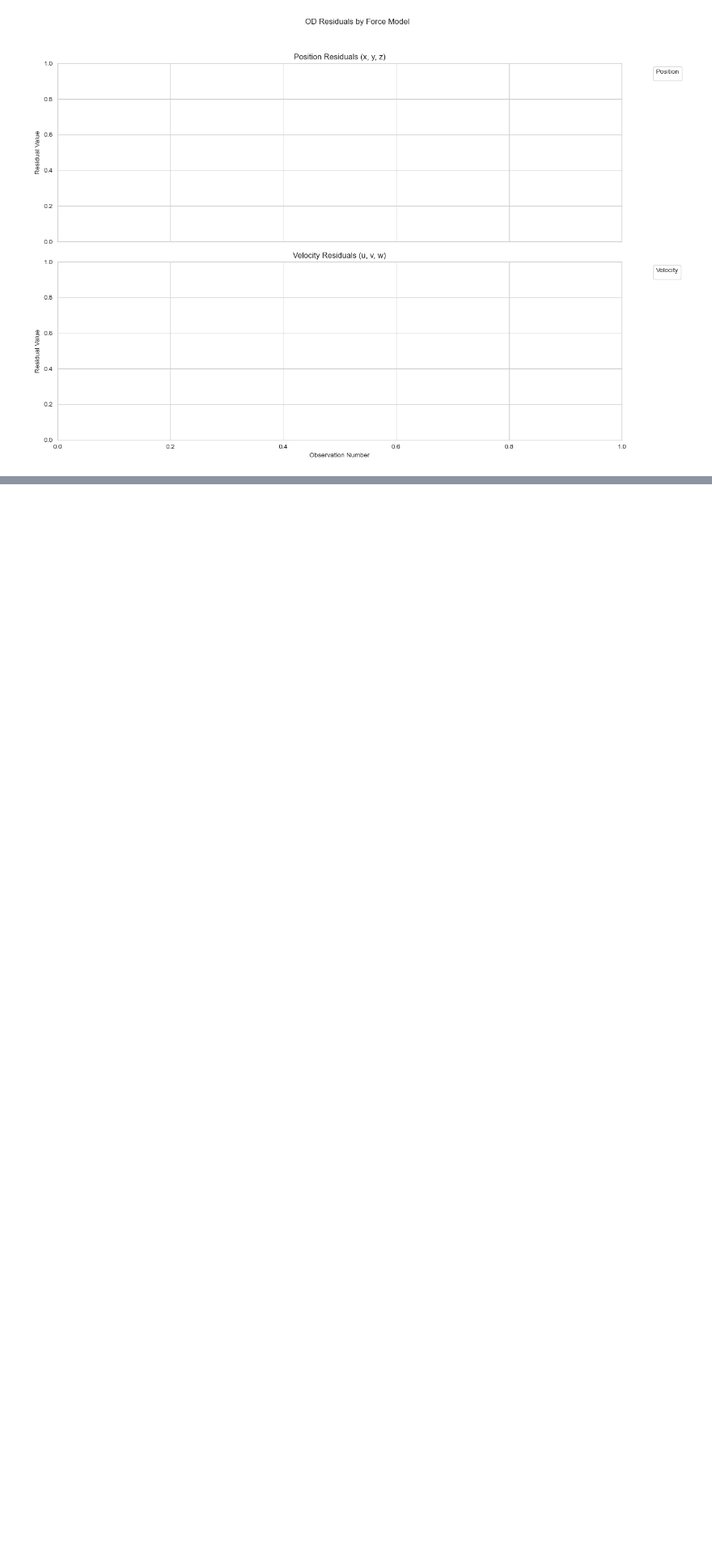
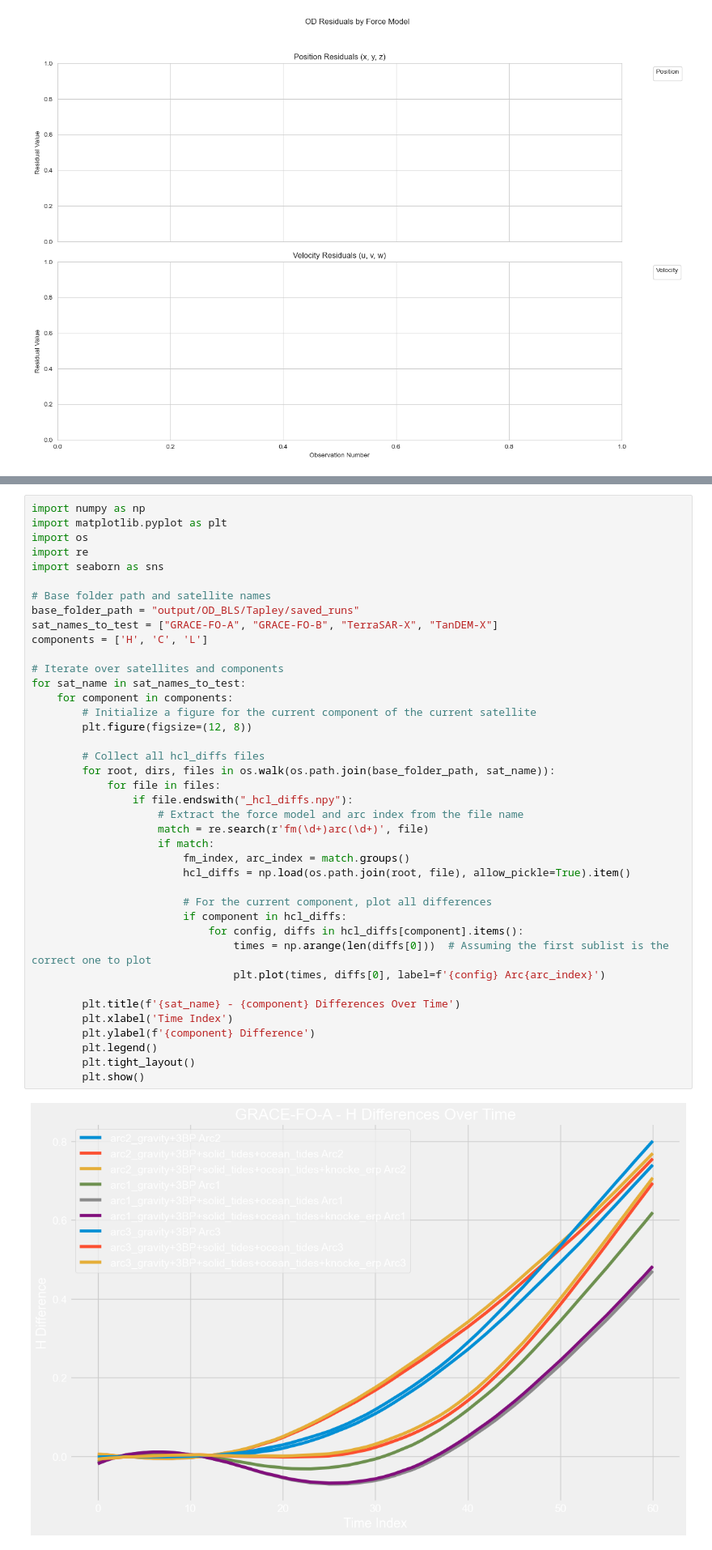
Before and after one commit to CharlesPlusC/ERP_tools, a Jupyter notebook: notebooks/OD_viz.ipynb, the cells around one changed output, grey strips where cells are left out. Shown at 81% size. Cells and saved outputs as stored; diff of their text form; blank space fills up the shorter version.

```diff
--- a/notebooks/OD_viz.ipynb
+++ b/notebooks/OD_viz.ipynb
@@ -199,0 +454,42 @@ The `ci` parameter is deprecated. Use `errorbar=None` for the same effect.
+# %%
+import numpy as np
+import matplotlib.pyplot as plt
+import os
+import re
+import seaborn as sns
+
+# Base folder path and satellite names
+base_folder_path = "output/OD_BLS/Tapley/saved_runs"
+sat_names_to_test = ["GRACE-FO-A", "GRACE-FO-B", "TerraSAR-X", "TanDEM-X"]
+components = ['H', 'C', 'L']
+
+# Iterate over satellites and components
+for sat_name in sat_names_to_test:
+    for component in components:
+        # Initialize a figure for the current component of the current satellite
+        plt.figure(figsize=(12, 8))
+
+        # Collect all hcl_diffs files
+        for root, dirs, files in os.walk(os.path.join(base_folder_path, sat_name)):
+            for file in files:
+                if file.endswith("_hcl_diffs.npy"):
+                    # Extract the force model and arc index from the file name
+                    match = re.search(r'fm(\d+)arc(\d+)', file)
+                    if match:
+                        fm_index, arc_index = match.groups()
+                        hcl_diffs = np.load(os.path.join(root, file), allow_pickle=True).item()
+
+                        # For the current component, plot all differences
+                        if component in hcl_diffs:
+                            for config, diffs in hcl_diffs[component].items():
+                                times = np.arange(len(diffs[0]))  # Assuming the first sublist is the correct one to plot
+                                plt.plot(times, diffs[0], label=f'{config} Arc{arc_index}')
+
+        plt.title(f'{sat_name} - {component} Differences Over Time')
+        plt.xlabel('Time Index')
+        plt.ylabel(f'{component} Difference')
+        plt.legend()
+        plt.tight_layout()
+        plt.show()
+# %% [output]
+[figure, added]
```
Also changed, not shown: parts of 5 cells of this notebook, 2 other files.
